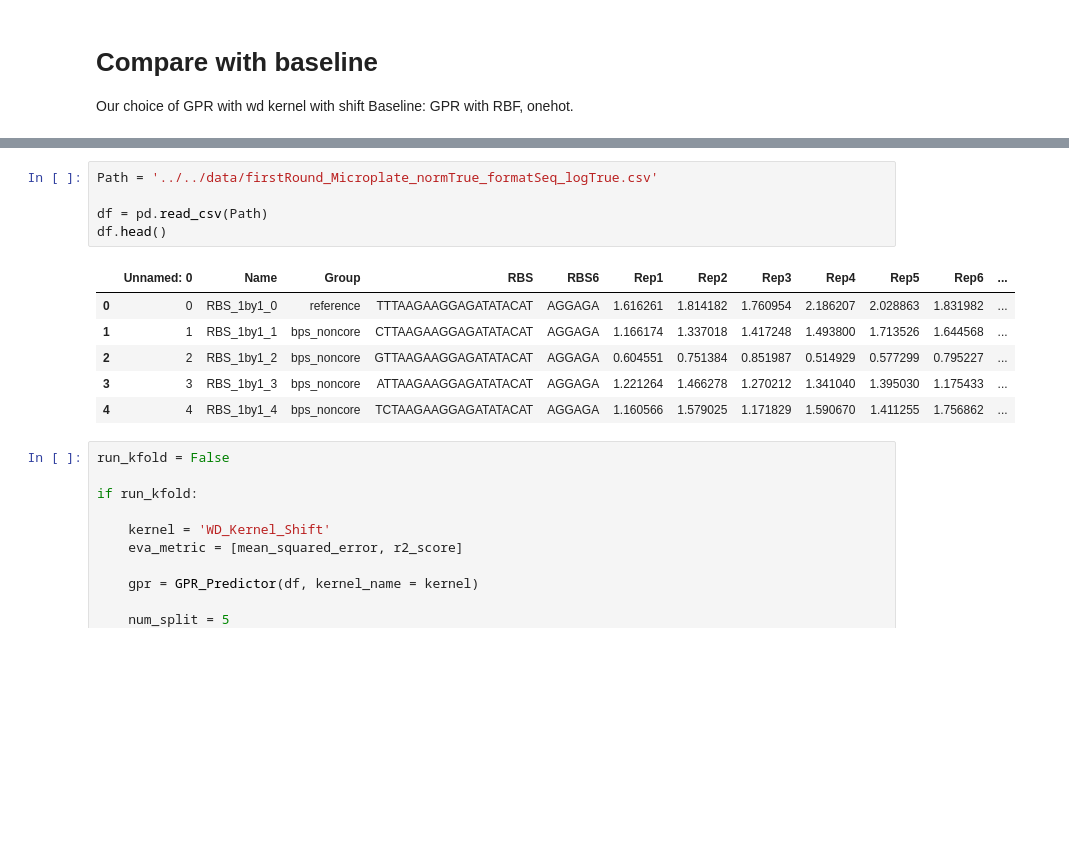
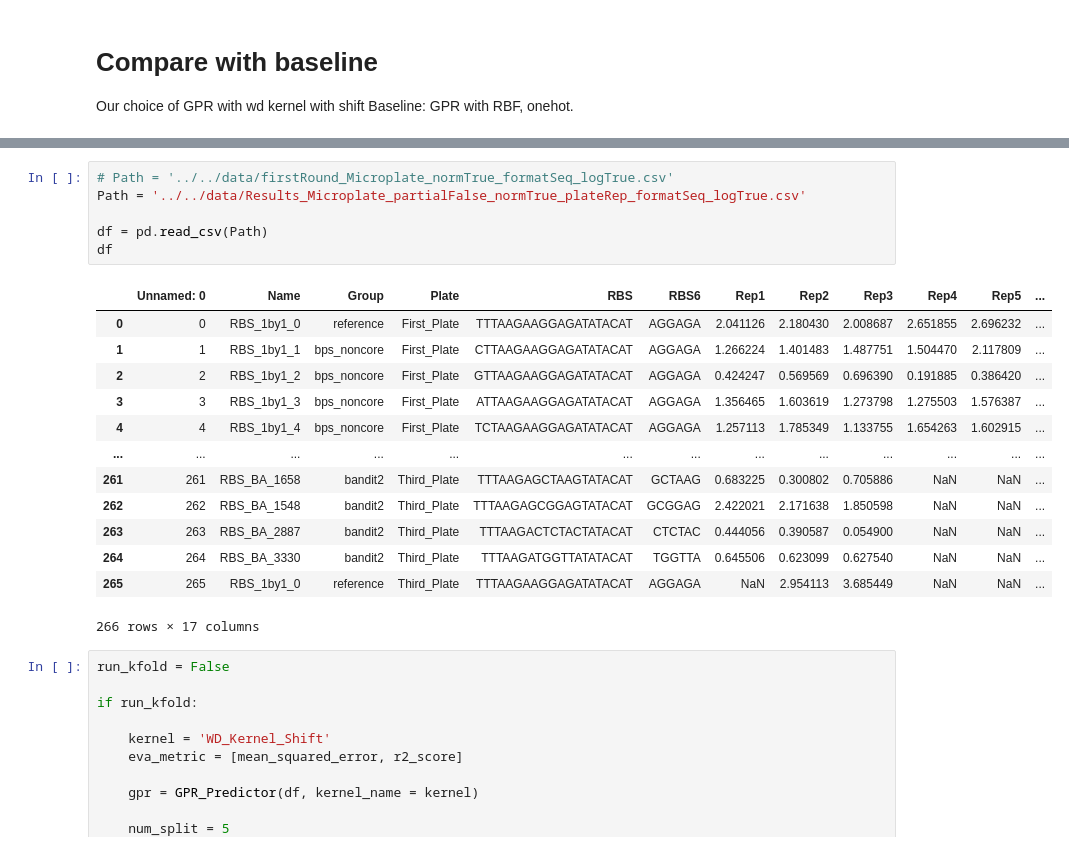
Before and after one commit to mholowko/Solaris, a Jupyter notebook: notebooks/result_analysis/Compare_with_baseline.ipynb, the cells around one changed output, grey strips where cells are left out. Cells and saved outputs as stored; diff of their text form; blank space fills up the shorter version.

```diff
--- a/notebooks/result_analysis/Compare_with_baseline.ipynb
+++ b/notebooks/result_analysis/Compare_with_baseline.ipynb
@@ -44,15 +46,23 @@ import warnings
 # %%
-Path = '../../data/firstRound_Microplate_normTrue_formatSeq_logTrue.csv'
+# Path = '../../data/firstRound_Microplate_normTrue_formatSeq_logTrue.csv'
+Path = '../../data/Results_Microplate_partialFalse_normTrue_plateRep_formatSeq_logTrue.csv'
 
 df = pd.read_csv(Path)
-df.head()
+df
 # %% [output]
-|  | Unnamed: 0 | Name | Group | RBS | RBS6 | Rep1 | Rep2 | Rep3 | Rep4 | Rep5 | Rep6 | ... |
-| 0 | 0 | RBS_1by1_0 | reference | TTTAAGAAGGAGATATACAT | AGGAGA | 1.616261 | 1.814182 | 1.760954 | 2.186207 | 2.028863 | 1.831982 | ... |
-| 1 | 1 | RBS_1by1_1 | bps_noncore | CTTAAGAAGGAGATATACAT | AGGAGA | 1.166174 | 1.337018 | 1.417248 | 1.493800 | 1.713526 | 1.644568 | ... |
-| 2 | 2 | RBS_1by1_2 | bps_noncore | GTTAAGAAGGAGATATACAT | AGGAGA | 0.604551 | 0.751384 | 0.851987 | 0.514929 | 0.577299 | 0.795227 | ... |
-| 3 | 3 | RBS_1by1_3 | bps_noncore | ATTAAGAAGGAGATATACAT | AGGAGA | 1.221264 | 1.466278 | 1.270212 | 1.341040 | 1.395030 | 1.175433 | ... |
-| 4 | 4 | RBS_1by1_4 | bps_noncore | TCTAAGAAGGAGATATACAT | AGGAGA | 1.160566 | 1.579025 | 1.171829 | 1.590670 | 1.411255 | 1.756862 | ... |
+|  | Unnamed: 0 | Name | Group | Plate | RBS | RBS6 | Rep1 | Rep2 | Rep3 | Rep4 | Rep5 | ... |
+| 0 | 0 | RBS_1by1_0 | reference | First_Plate | TTTAAGAAGGAGATATACAT | AGGAGA | 2.041126 | 2.180430 | 2.008687 | 2.651855 | 2.696232 | ... |
+| 1 | 1 | RBS_1by1_1 | bps_noncore | First_Plate | CTTAAGAAGGAGATATACAT | AGGAGA | 1.266224 | 1.401483 | 1.487751 | 1.504470 | 2.117809 | ... |
+| 2 | 2 | RBS_1by1_2 | bps_noncore | First_Plate | GTTAAGAAGGAGATATACAT | AGGAGA | 0.424247 | 0.569569 | 0.696390 | 0.191885 | 0.386420 | ... |
+| 3 | 3 | RBS_1by1_3 | bps_noncore | First_Plate | ATTAAGAAGGAGATATACAT | AGGAGA | 1.356465 | 1.603619 | 1.273798 | 1.275503 | 1.576387 | ... |
+| 4 | 4 | RBS_1by1_4 | bps_noncore | First_Plate | TCTAAGAAGGAGATATACAT | AGGAGA | 1.257113 | 1.785349 | 1.133755 | 1.654263 | 1.602915 | ... |
+| ... | ... | ... | ... | ... | ... | ... | ... | ... | ... | ... | ... | ... |
+| 261 | 261 | RBS_BA_1658 | bandit2 | Third_Plate | TTTAAGAGCTAAGTATACAT | GCTAAG | 0.683225 | 0.300802 | 0.705886 | NaN | NaN | ... |
+| 262 | 262 | RBS_BA_1548 | bandit2 | Third_Plate | TTTAAGAGCGGAGTATACAT | GCGGAG | 2.422021 | 2.171638 | 1.850598 | NaN | NaN | ... |
+| 263 | 263 | RBS_BA_2887 | bandit2 | Third_Plate | TTTAAGACTCTACTATACAT | CTCTAC | 0.444056 | 0.390587 | 0.054900 | NaN | NaN | ... |
+| 264 | 264 | RBS_BA_3330 | bandit2 | Third_Plate | TTTAAGATGGTTATATACAT | TGGTTA | 0.645506 | 0.623099 | 0.627540 | NaN | NaN | ... |
+| 265 | 265 | RBS_1by1_0 | reference | Third_Plate | TTTAAGAAGGAGATATACAT | AGGAGA | NaN | 2.954113 | 3.685449 | NaN | NaN | ... |
+266 rows × 17 columns
 # %%
 run_kfold = False
 
```
Also changed, not shown: parts of 5 cells of this notebook, 1 other file.
